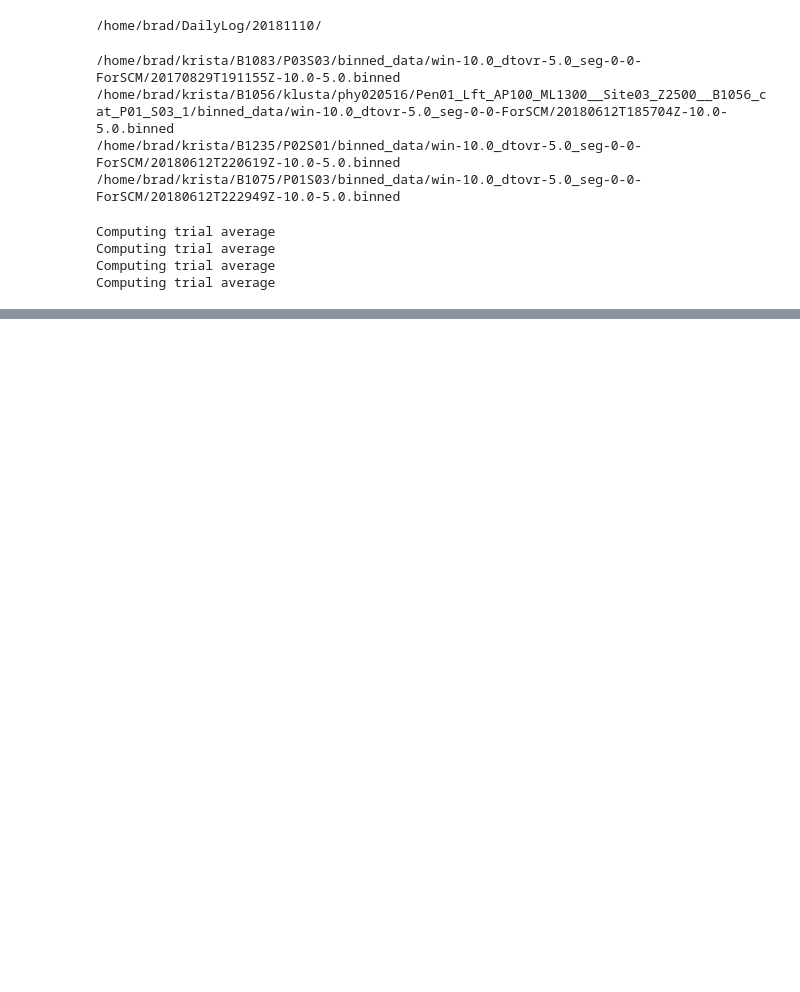
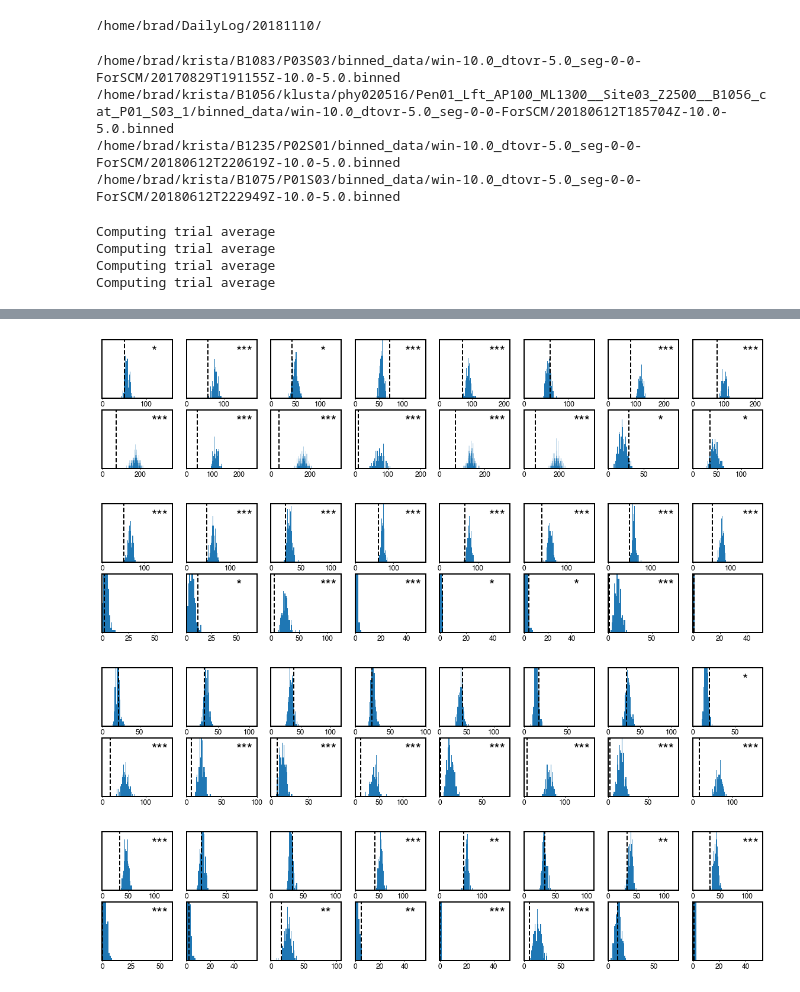
Before and after one commit to theilmbh/NeuralTDA, a Jupyter notebook: notebooks/pub/Figure 3.ipynb, the cells around one changed output, grey strips where cells are left out. Saved outputs shown, nothing was run; the diff lists cells and outputs as text; code cells hidden in the pictures; blank space fills up the shorter version.

```diff
--- a/notebooks/pub/Figure 3.ipynb
+++ b/notebooks/pub/Figure 3.ipynb
@@ -210,0 +265,63 @@ plt.savefig(os.path.join(figsavepth, 'SCMControl{}_bettiAll_8stims.eps'.format(b
+# %%
+# All bird
+
+for bird in birds:
+    stim_scm_dict = bird_scm_dict[bird]
+    bc_tavg = bc_tavg_store[bird]
+
+    plt.style.use('/home/brad/code/NeuralTDA/gentnerlab.mplstyle')
+    f, axs = plt.subplots(2, 8,figsize=(20, 4), sharey=True, sharex=False)
+    betti_num = 3
+    bettis = [1,2]
+    stims = list(bc_tavg.keys())[-8:]
+    my = 0
+    for ind, betti_num in enumerate(bettis):
+        nmaxyt = 0
+        nmaxxt = 0
+        for stimind, stim in enumerate(stims):
+            final_bettis = bc_tavg[stim][:, -1, 0]
+            ax = axs[ind, stimind]
+            #final_bettis = stim_betticurve_dict[stim][-1]
+            b = final_bettis[betti_num]
+            ax.plot([b, b], [0, 100], 'k--', linewidth=2)
+            (nmaxy, nmaxx) = plot_scm_distribution([stim_scm_dict[stim]], 0, betti_num, ax=ax, align='left', histtype='stepfilled')
+            nmaxyt = np.amax([nmaxy, nmaxyt])
+            nmaxxt = np.amax([nmaxx, nmaxxt])
+
+            if ind > 0:
+                xmax = nmaxx+50
+
+                #ax.set_xticks(np.arange(0, 300, 100))
+            else:
+                xmax = nmaxx+50
+
+            ax.set_xlim([-0.1, xmax])
+            ax.set_ylim([0, 0.12])
+            ax.tick_params(labelsize=12)
+            for i in ax.get_xticklabels():
+                i.set_fontname('helvetica')
+            for i in ax.get_yticklabels():
+                i.set_fontname('helvetica')
+            for axis in ['top', 'bottom', 'left', 'right']:
+                ax.spines[axis].set_linewidth(2)
+            ax.get_yaxis().set_visible(False)
+            # Calculate empirical p-values
+            betti_vals = stim_scm_dict[stim][:, 0, betti_num]
+            betti_vals = betti_vals[betti_vals >= 0]
+            p = (1+np.sum(b <= betti_vals)) / (len(betti_vals + 1))
+            stars = ''
+            if p > 0.5:
+                p = 1-p
+            if p < 0.1:
+                stars = '*'
+            if p < 0.05:
+                stars = '**'
+            if p < 0.01:
+                stars = '***'
+            ax.text(0.7, 0.75, stars, transform=ax.transAxes, fontsize=24)
+            #print('Stim: {} Betti: {}  p-value: {}'.format(stim, betti_num, p))
+
+
+            #ax.set_title(stim)
+    plt.savefig(os.path.join(figsavepth, 'SCMControl{}_bettiAll_8stims.pdf'.format(bird)))
+# %% [output]
@@ -210,0 +345,4 @@ plt.savefig(os.path.join(figsavepth, 'SCMControl{}_bettiAll_8stims.eps'.format(b
+[figure, added]
+[figure, added]
+[figure, added]
+[figure, added]
```
Also changed, not shown: parts of 4 cells of this notebook, 6 other files.
